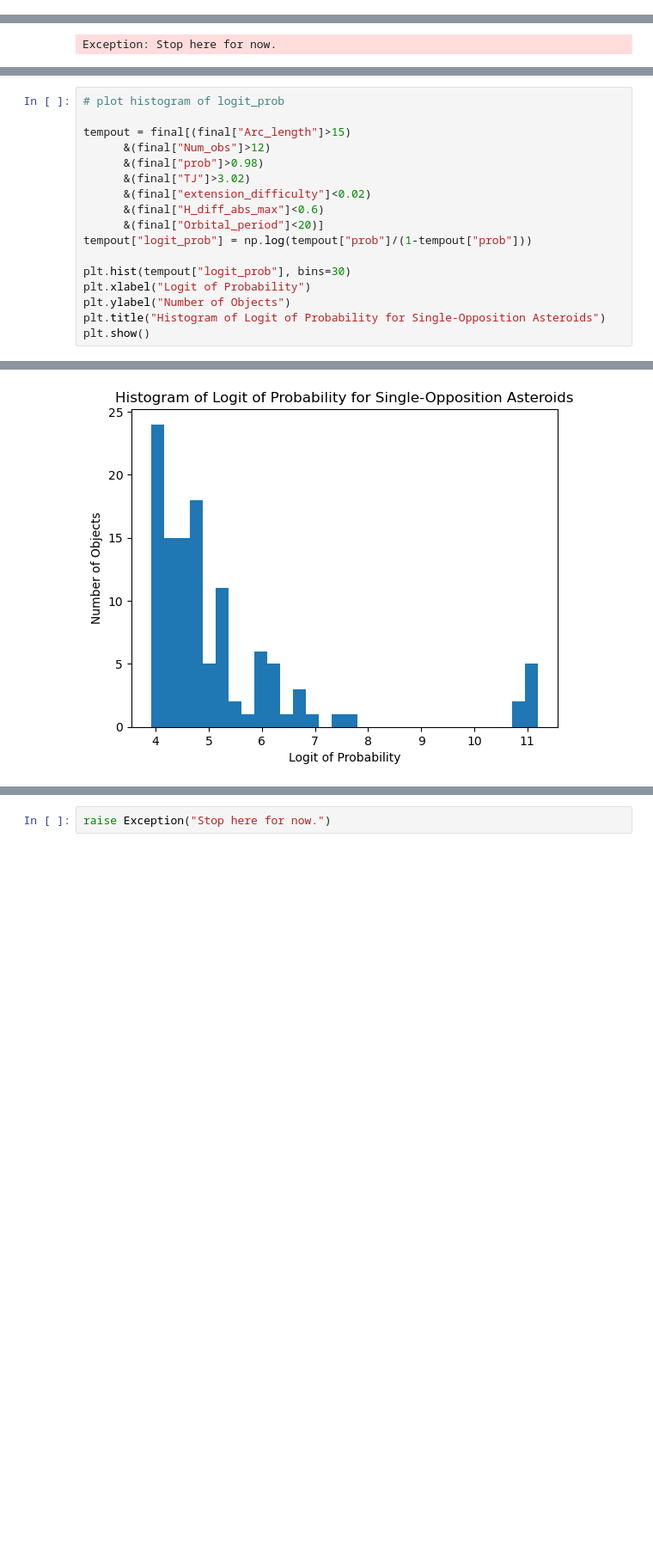
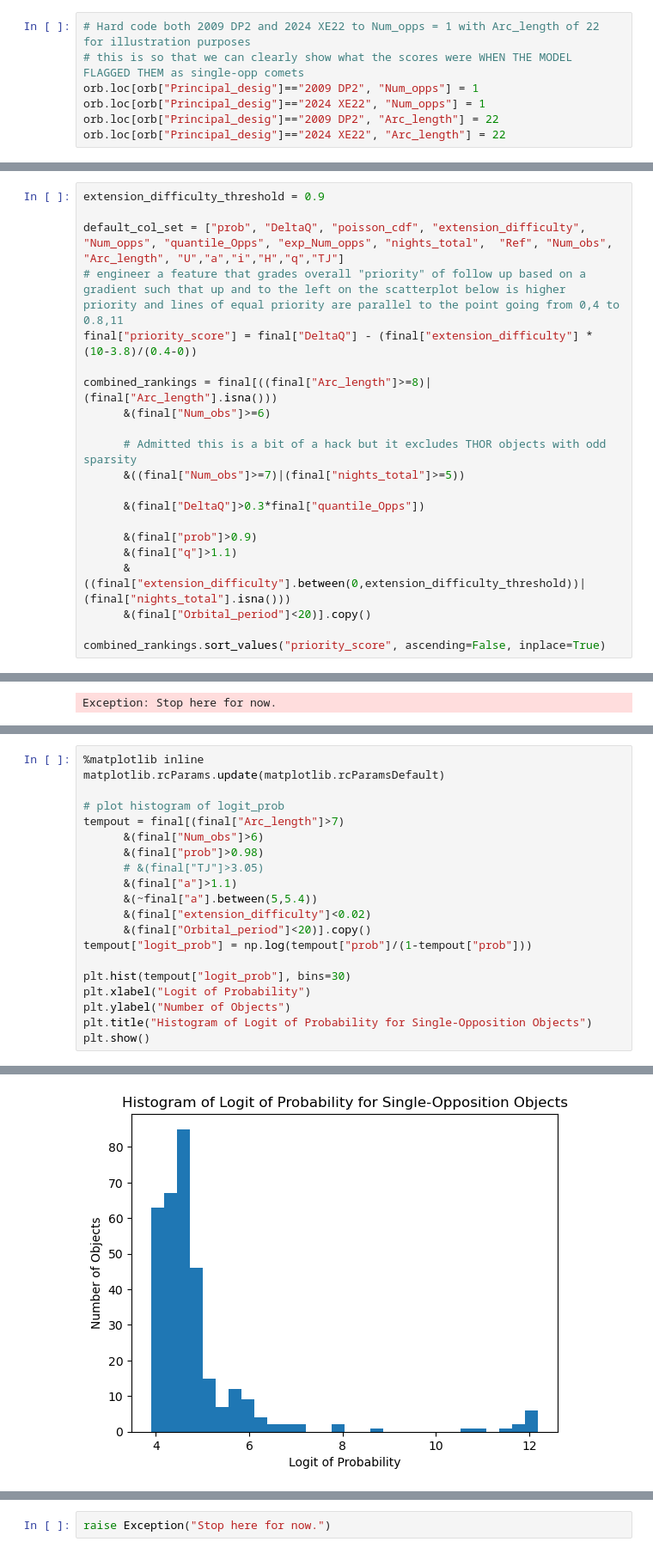
Before and after one commit to AstML/ActivitySCOPE, a Jupyter notebook: ActivitySCOPE_simplified_demo.ipynb, the cells around one changed output, grey strips where cells are left out. Shown at 86% size. Drawn from its saved outputs; the diff is of its cells as text; blank space fills up the shorter version.

```diff
--- a/ActivitySCOPE_simplified_demo.ipynb
+++ b/ActivitySCOPE_simplified_demo.ipynb
@@ -235,4 +380,11 @@ TabularPredictor saved. To load, use: predictor = TabularPredictor.load("/Users/
 # Make Predictions
 The two key predictions are exp_Num_opps and prob from the two models.
 Note that the out-of-fold predictions are used for anything that was included in training data.
+# %%
+# Hard code both 2009 DP2 and 2024 XE22 to Num_opps = 1 with Arc_length of 22 for illustration purposes
+# this is so that we can clearly show what the scores were WHEN THE MODEL FLAGGED THEM as single-opp comets
+orb.loc[orb["Principal_desig"]=="2009 DP2", "Num_opps"] = 1
+orb.loc[orb["Principal_desig"]=="2024 XE22", "Num_opps"] = 1
+orb.loc[orb["Principal_desig"]=="2009 DP2", "Arc_length"] = 22
+orb.loc[orb["Principal_desig"]=="2024 XE22", "Arc_length"] = 22
 # %%
@@ -295,0 +479,21 @@ Training set after refinement: 23599
+# %%
+extension_difficulty_threshold = 0.9
+
+default_col_set = ["prob", "DeltaQ", "poisson_cdf", "extension_difficulty", "Num_opps", "quantile_Opps", "exp_Num_opps", "nights_total",  "Ref", "Num_obs", "Arc_length", "U","a","i","H","q","TJ"]
+# engineer a feature that grades overall "priority" of follow up based on a gradient such that up and to the left on the scatterplot below is higher priority and lines of equal priority are parallel to the point going from 0,4 to 0.8,11
+final["priority_score"] = final["DeltaQ"] - (final["extension_difficulty"] * (10-3.8)/(0.4-0))
+
+combined_rankings = final[((final["Arc_length"]>=8)|(final["Arc_length"].isna()))
+      &(final["Num_obs"]>=6)
+
+      # Admitted this is a bit of a hack but it excludes THOR objects with odd sparsity
+      &((final["Num_obs"]>=7)|(final["nights_total"]>=5))
+
+      &(final["DeltaQ"]>0.3*final["quantile_Opps"])
+
+      &(final["prob"]>0.9)
+      &(final["q"]>1.1)
+      &((final["extension_difficulty"].between(0,extension_difficulty_threshold))|(final["nights_total"].isna()))
+      &(final["Orbital_period"]<20)].copy()
+
+combined_rankings.sort_values("priority_score", ascending=False, inplace=True)
@@ -1042,18 +1784,21 @@ Yes it's less polished code but we may just pull it out before actually publishi
 # %%
+%matplotlib inline
+matplotlib.rcParams.update(matplotlib.rcParamsDefault)
+
 # plot histogram of logit_prob
-
-tempout = final[(final["Arc_length"]>15)
-      &(final["Num_obs"]>12)
+tempout = final[(final["Arc_length"]>7)
+      &(final["Num_obs"]>6)
       &(final["prob"]>0.98)
-      &(final["TJ"]>3.02)
+      # &(final["TJ"]>3.05)
+      &(final["a"]>1.1)
+      &(~final["a"].between(5,5.4))
       &(final["extension_difficulty"]<0.02)
-      &(final["H_diff_abs_max"]<0.6)
-      &(final["Orbital_period"]<20)]
+      &(final["Orbital_period"]<20)].copy()
 tempout["logit_prob"] = np.log(tempout["prob"]/(1-tempout["prob"]))
 
 plt.hist(tempout["logit_prob"], bins=30)
 plt.xlabel("Logit of Probability")
 plt.ylabel("Number of Objects")
-plt.title("Histogram of Logit of Probability for Single-Opposition Asteroids")
+plt.title("Histogram of Logit of Probability for Single-Opposition Objects")
 plt.show()
 # %% [output]
@@ -1065 +1805 @@ See the caveats in the documentation: https://pandas.pydata.org/pandas-docs/stab
-[figure, old version]
+[figure, new version]
```
Also changed, not shown: parts of 129 cells of this notebook, 38 other files.
